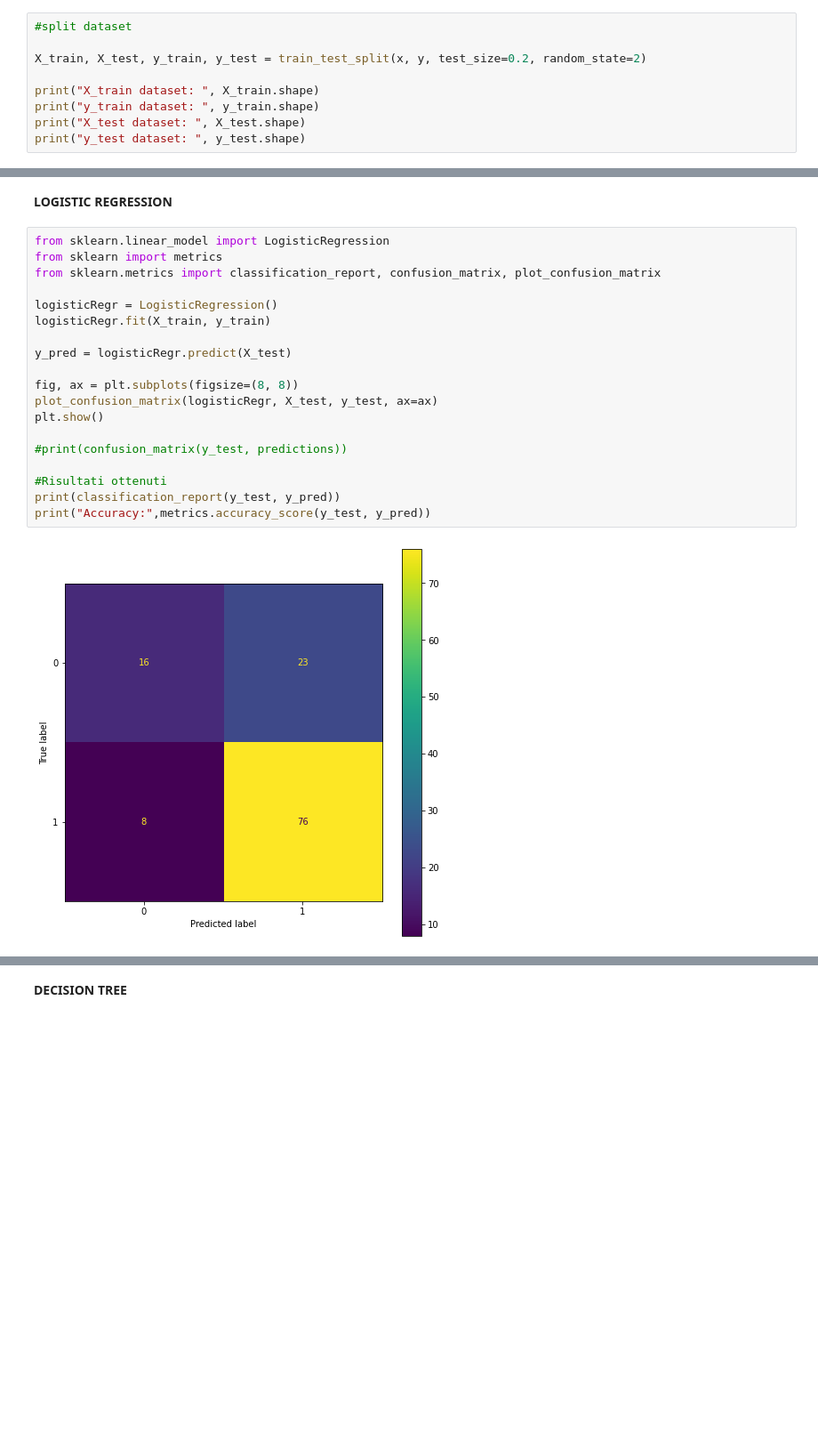
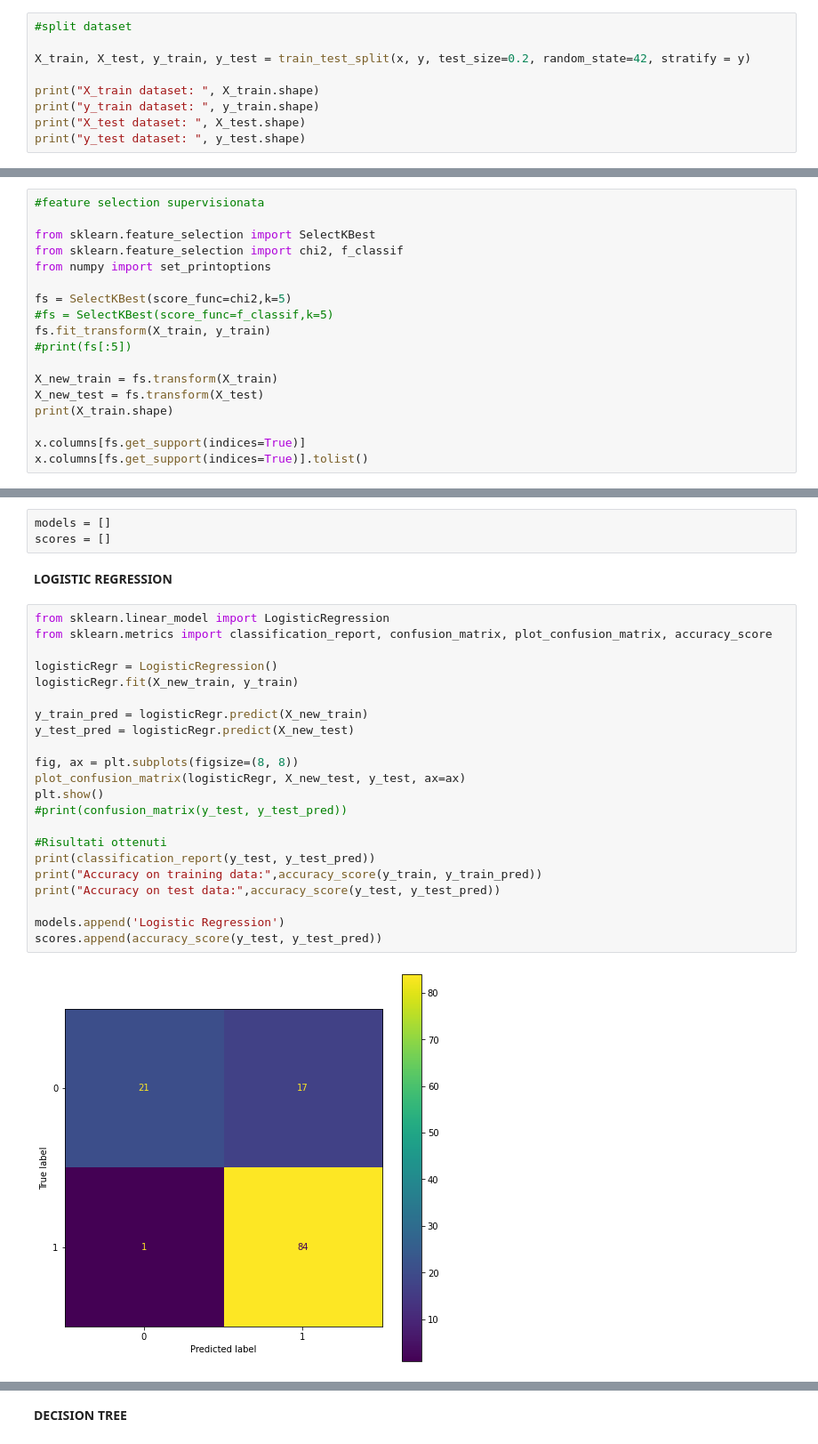
Before and after one commit to livio-24/LoanEligibilityPrediction, a Jupyter notebook: LoanEligibilityPrediction.ipynb, the cells around one changed output, grey strips where cells are left out. Shown at 89% size. Drawn from its saved outputs; the diff is of its cells as text; blank space fills up the shorter version.

```diff
--- a/LoanEligibilityPrediction.ipynb
+++ b/LoanEligibilityPrediction.ipynb
@@ -282,7 +320,7 @@ y = dataset['Loan_Status']
 # %%
 #split dataset
 
-X_train, X_test, y_train, y_test = train_test_split(x, y, test_size=0.2, random_state=2)
+X_train, X_test, y_train, y_test = train_test_split(x, y, test_size=0.2, random_state=42, stratify = y)
 
 print("X_train dataset: ", X_train.shape)
 print("y_train dataset: ", y_train.shape)
@@ -369,0 +404,18 @@ After OverSampling, counts of label '0': 338
+# %%
+#feature selection supervisionata
+
+from sklearn.feature_selection import SelectKBest
+from sklearn.feature_selection import chi2, f_classif
+from numpy import set_printoptions
+
+fs = SelectKBest(score_func=chi2,k=5)
+#fs = SelectKBest(score_func=f_classif,k=5)
+fs.fit_transform(X_train, y_train)
+#print(fs[:5])
+
+X_new_train = fs.transform(X_train)
+X_new_test = fs.transform(X_test)
+print(X_train.shape)
+
+x.columns[fs.get_support(indices=True)]
+x.columns[fs.get_support(indices=True)].tolist()
@@ -370,27 +429,33 @@ After OverSampling, counts of label '0': 338
 # %% [markdown]
 # COSTRUZIONE MODELLI
+# %%
+models = []
+scores = []
 # %% [markdown]
 **LOGISTIC REGRESSION**
 # %%
 from sklearn.linear_model import LogisticRegression
-from sklearn import metrics
-from sklearn.metrics import classification_report, confusion_matrix, plot_confusion_matrix
+from sklearn.metrics import classification_report, confusion_matrix, plot_confusion_matrix, accuracy_score
 
 logisticRegr = LogisticRegression()
-logisticRegr.fit(X_train, y_train)
+logisticRegr.fit(X_new_train, y_train)
 
-y_pred = logisticRegr.predict(X_test)
+y_train_pred = logisticRegr.predict(X_new_train)
+y_test_pred = logisticRegr.predict(X_new_test)
 
 fig, ax = plt.subplots(figsize=(8, 8))
-plot_confusion_matrix(logisticRegr, X_test, y_test, ax=ax)
+plot_confusion_matrix(logisticRegr, X_new_test, y_test, ax=ax)
 plt.show()
-
-#print(confusion_matrix(y_test, predictions))
+#print(confusion_matrix(y_test, y_test_pred))
 
 #Risultati ottenuti
-print(classification_report(y_test, y_pred))
-print("Accuracy:",metrics.accuracy_score(y_test, y_pred))
+print(classification_report(y_test, y_test_pred))
+print("Accuracy on training data:",accuracy_score(y_train, y_train_pred))
+print("Accuracy on test data:",accuracy_score(y_test, y_test_pred))
+
+models.append('Logistic Regression')
+scores.append(accuracy_score(y_test, y_test_pred))
 # %% [output]
-[figure, old version]
+[figure, new version]
               precision    recall  f1-score   support
 
```
Also changed, not shown: parts of 29 cells of this notebook.
